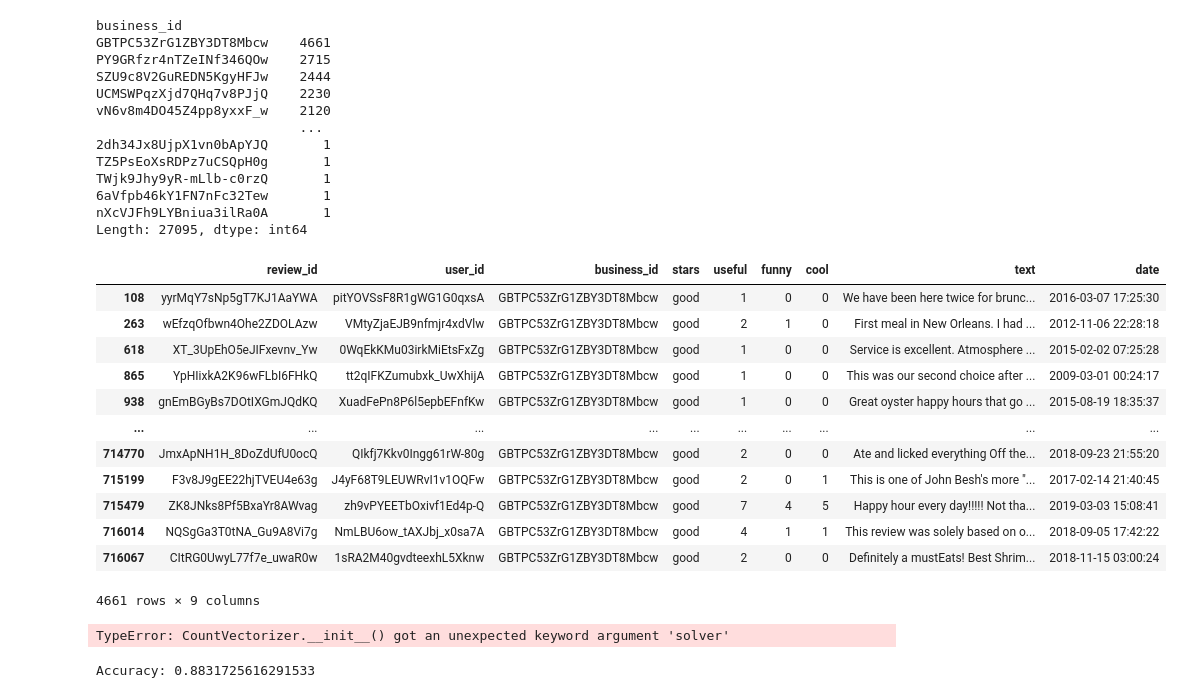
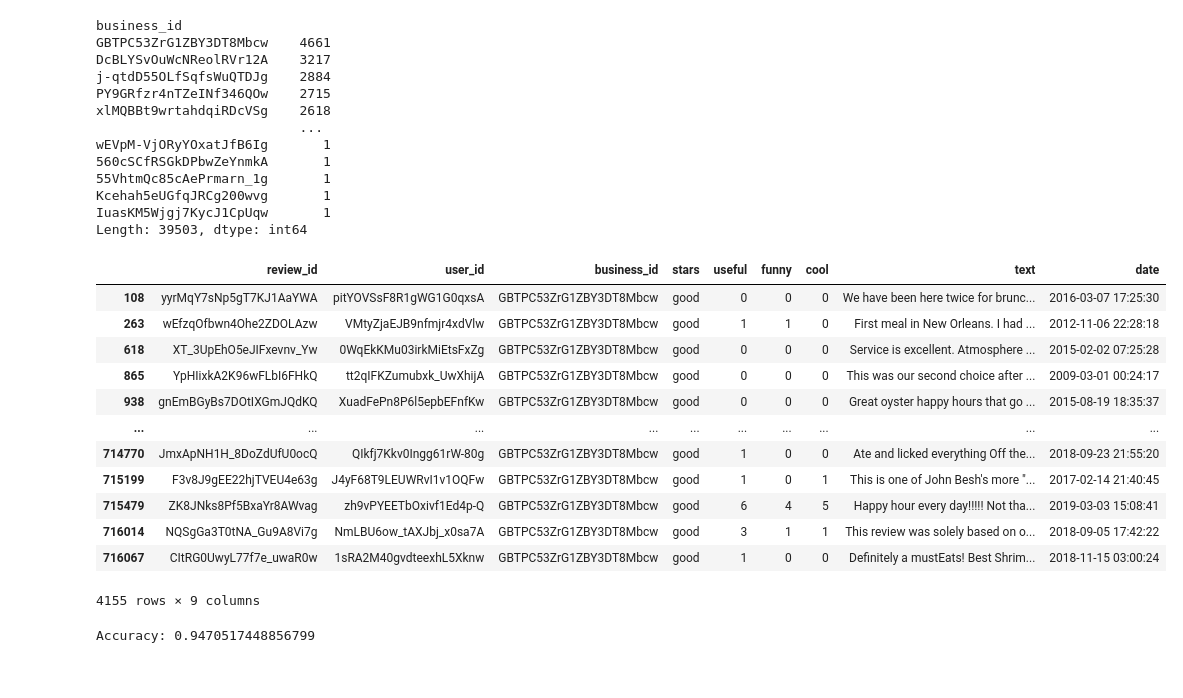
Before and after one commit to friskkle/yelp-data-science-final, a Jupyter notebook: review.ipynb, the cells around one changed output. Drawn from its saved outputs; the diff is of its cells as text; code cells hidden in the pictures.

```diff
--- a/review.ipynb
+++ b/review.ipynb
@@ -9,5 +8,5 @@ import nltk
 # %%
-df = pd.read_json('review.json',nrows=1000000,  lines=True)
+df = pd.read_json('review.json',nrows=1500000,  lines=True)
 # %%
 review_count = df.pivot_table(index='business_id', aggfunc='size')
 review_count_sorted = review_count.sort_values(ascending=False)
@@ -15,58 +14,55 @@ review_count_sorted
 # %% [output]
 business_id
 GBTPC53ZrG1ZBY3DT8Mbcw    4661
+DcBLYSvOuWcNReolRVr12A    3217
+j-qtdD55OLfSqfsWuQTDJg    2884
 PY9GRfzr4nTZeINf346QOw    2715
-SZU9c8V2GuREDN5KgyHFJw    2444
-UCMSWPqzXjd7QHq7v8PJjQ    2230
-vN6v8m4DO45Z4pp8yxxF_w    2120
+xlMQBBt9wrtahdqiRDcVSg    2618
                           ...
-2dh34Jx8UjpX1vn0bApYJQ       1
-TZ5PsEoXsRDPz7uCSQpH0g       1
-TWjk9Jhy9yR-mLlb-c0rzQ       1
-6aVfpb46kY1FN7nFc32Tew       1
-nXcVJFh9LYBniua3ilRa0A       1
-Length: 27095, dtype: int64
+wEVpM-VjORyYOxatJfB6Ig       1
+560cSCfRSGkDPbwZeYnmkA       1
+55VhtmQc85cAePrmarn_1g       1
+Kcehah5eUGfqJRCg200wvg       1
+IuasKM5Wjgj7KycJ1CpUqw       1
+Length: 39503, dtype: int64
 # %%
 df = df[df['business_id'] == "GBTPC53ZrG1ZBY3DT8Mbcw"]
+df = df.drop(df[df["stars"] == 3].index)
 df["stars"] = df["stars"].replace(1, 'bad')
 df["stars"] = df["stars"].replace(2, 'bad')
-df["stars"] = df["stars"].replace(3, 'bad')
 df["stars"] = df["stars"].replace(4, 'good')
 df["stars"] = df["stars"].replace(5, 'good')
 df
 # %% [output]
 |  | review_id | user_id | business_id | stars | useful | funny | cool | text | date |
-| 108 | yyrMqY7sNp5gT7KJ1AaYWA | pitYOVSsF8R1gWG1G0qxsA | GBTPC53ZrG1ZBY3DT8Mbcw | good | 1 | 0 | 0 | We have been here twice for brunc... | 2016-03-07 17:25:30 |
-| 263 | wEfzqOfbwn4Ohe2ZDOLAzw | VMtyZjaEJB9nfmjr4xdVlw | GBTPC53ZrG1ZBY3DT8Mbcw | good | 2 | 1 | 0 | First meal in New Orleans. I had ... | 2012-11-06 22:28:18 |
-| 618 | XT_3UpEhO5eJIFxevnv_Yw | 0WqEkKMu03irkMiEtsFxZg | GBTPC53ZrG1ZBY3DT8Mbcw | good | 1 | 0 | 0 | Service is excellent. Atmosphere ... | 2015-02-02 07:25:28 |
-| 865 | YpHIixkA2K96wFLbI6FHkQ | tt2qIFKZumubxk_UwXhijA | GBTPC53ZrG1ZBY3DT8Mbcw | good | 1 | 0 | 0 | This was our second choice after ... | 2009-03-01 00:24:17 |
-| 938 | gnEmBGyBs7DOtIXGmJQdKQ | XuadFePn8P6l5epbEFnfKw | GBTPC53ZrG1ZBY3DT8Mbcw | good | 1 | 0 | 0 | Great oyster happy hours that go ... | 2015-08-19 18:35:37 |
+| 108 | yyrMqY7sNp5gT7KJ1AaYWA | pitYOVSsF8R1gWG1G0qxsA | GBTPC53ZrG1ZBY3DT8Mbcw | good | 0 | 0 | 0 | We have been here twice for brunc... | 2016-03-07 17:25:30 |
+| 263 | wEfzqOfbwn4Ohe2ZDOLAzw | VMtyZjaEJB9nfmjr4xdVlw | GBTPC53ZrG1ZBY3DT8Mbcw | good | 1 | 1 | 0 | First meal in New Orleans. I had ... | 2012-11-06 22:28:18 |
+| 618 | XT_3UpEhO5eJIFxevnv_Yw | 0WqEkKMu03irkMiEtsFxZg | GBTPC53ZrG1ZBY3DT8Mbcw | good | 0 | 0 | 0 | Service is excellent. Atmosphere ... | 2015-02-02 07:25:28 |
+| 865 | YpHIixkA2K96wFLbI6FHkQ | tt2qIFKZumubxk_UwXhijA | GBTPC53ZrG1ZBY3DT8Mbcw | good | 0 | 0 | 0 | This was our second choice after ... | 2009-03-01 00:24:17 |
+| 938 | gnEmBGyBs7DOtIXGmJQdKQ | XuadFePn8P6l5epbEFnfKw | GBTPC53ZrG1ZBY3DT8Mbcw | good | 0 | 0 | 0 | Great oyster happy hours that go ... | 2015-08-19 18:35:37 |
 | ... | ... | ... | ... | ... | ... | ... | ... | ... | ... |
-| 714770 | JmxApNH1H_8DoZdUfU0ocQ | QIkfj7Kkv0Ingg61rW-80g | GBTPC53ZrG1ZBY3DT8Mbcw | good | 2 | 0 | 0 | Ate and licked everything Off the... | 2018-09-23 21:55:20 |
-| 715199 | F3v8J9gEE22hjTVEU4e63g | J4yF68T9LEUWRvI1v1OQFw | GBTPC53ZrG1ZBY3DT8Mbcw | good | 2 | 0 | 1 | This is one of John Besh's more "... | 2017-02-14 21:40:45 |
-| 715479 | ZK8JNks8Pf5BxaYr8AWvag | zh9vPYEETbOxivf1Ed4p-Q | GBTPC53ZrG1ZBY3DT8Mbcw | good | 7 | 4 | 5 | Happy hour every day!!!!! Not tha... | 2019-03-03 15:08:41 |
-| 716014 | NQSgGa3T0tNA_Gu9A8Vi7g | NmLBU6ow_tAXJbj_x0sa7A | GBTPC53ZrG1ZBY3DT8Mbcw | good | 4 | 1 | 1 | This review was solely based on o... | 2018-09-05 17:42:22 |
-| 716067 | CItRG0UwyL77f7e_uwaR0w | 1sRA2M40gvdteexhL5Xknw | GBTPC53ZrG1ZBY3DT8Mbcw | good | 2 | 0 | 0 | Definitely a mustEats! Best Shrim... | 2018-11-15 03:00:24 |
+| 714770 | JmxApNH1H_8DoZdUfU0ocQ | QIkfj7Kkv0Ingg61rW-80g | GBTPC53ZrG1ZBY3DT8Mbcw | good | 1 | 0 | 0 | Ate and licked everything Off the... | 2018-09-23 21:55:20 |
+| 715199 | F3v8J9gEE22hjTVEU4e63g | J4yF68T9LEUWRvI1v1OQFw | GBTPC53ZrG1ZBY3DT8Mbcw | good | 1 | 0 | 1 | This is one of John Besh's more "... | 2017-02-14 21:40:45 |
+| 715479 | ZK8JNks8Pf5BxaYr8AWvag | zh9vPYEETbOxivf1Ed4p-Q | GBTPC53ZrG1ZBY3DT8Mbcw | good | 6 | 4 | 5 | Happy hour every day!!!!! Not tha... | 2019-03-03 15:08:41 |
+| 716014 | NQSgGa3T0tNA_Gu9A8Vi7g | NmLBU6ow_tAXJbj_x0sa7A | GBTPC53ZrG1ZBY3DT8Mbcw | good | 3 | 1 | 1 | This review was solely based on o... | 2018-09-05 17:42:22 |
+| 716067 | CItRG0UwyL77f7e_uwaR0w | 1sRA2M40gvdteexhL5Xknw | GBTPC53ZrG1ZBY3DT8Mbcw | good | 1 | 0 | 0 | Definitely a mustEats! Best Shrim... | 2018-11-15 03:00:24 |
-4661 rows × 9 columns
+4155 rows × 9 columns
 # %%
 reviews = df["text"]
 labels = df["stars"]
 # %%
 vectorizer = CountVectorizer()
 X = vectorizer.fit_transform(reviews)
-# %% [output]
-TypeError: CountVectorizer.__init__() got an unexpected keyword argument 'solver'
 # %%
 X_train, X_test, y_train, y_test = train_test_split(X, labels, test_size=0.2)
 # %%
-clf = LogisticRegression(solver= 'saga')
+clf = LogisticRegression(solver= 'liblinear',penalty= 'l2', intercept_scaling= 1, random_state= 42, max_iter= 50000, dual= True)
 clf.fit(X_train, y_train)
 y_pred = clf.predict(X_test)
+acc = accuracy_score(y_test, y_pred)
+print("Accuracy:", acc)
+# %% [output]
+Accuracy: 0.9470517448856799
-# %%
-acc = accuracy_score(y_test, y_pred)
-print("Accuracy:", acc)
-# %% [output]
-Accuracy: 0.8831725616291533
 # %%
 feature_names = vectorizer.get_feature_names_out()
 
```
Also changed, not shown: parts of 2 cells of this notebook.
